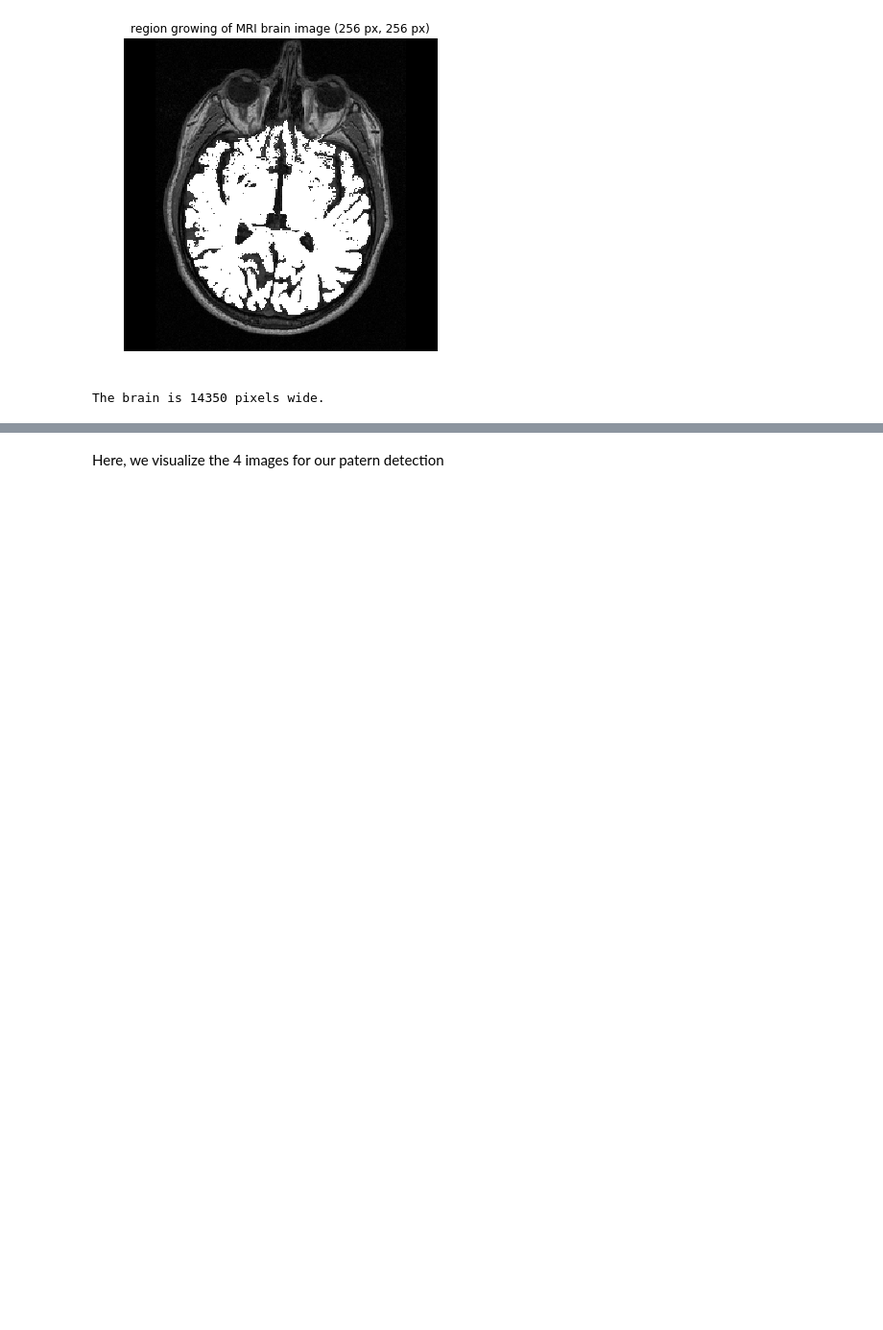
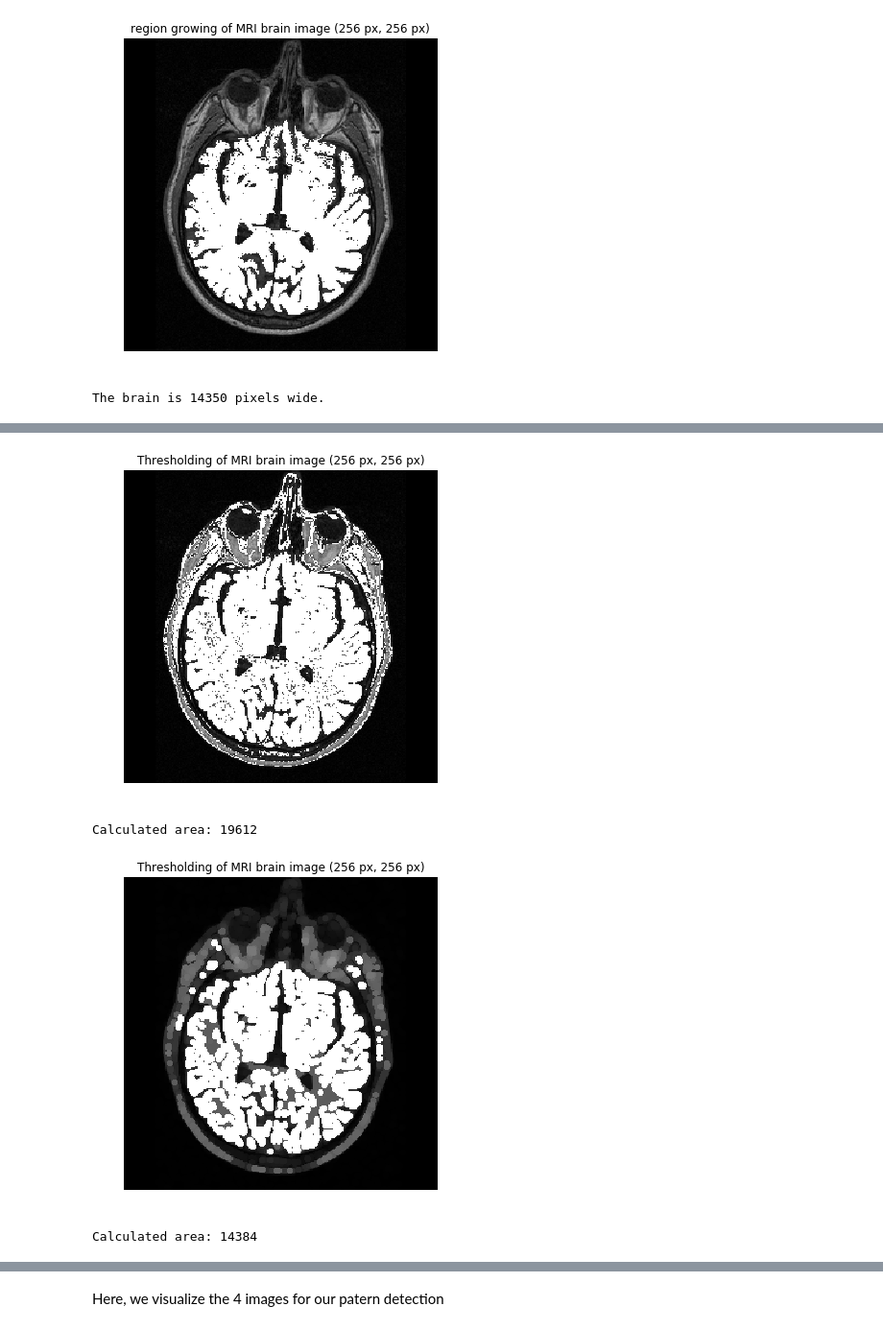
Before and after one commit to hellgheast/Image_analysis, a Jupyter notebook: lab_01_segmentation_Luca.ipynb, the cells around one changed output, grey strips where cells are left out. Shown at 96% size. Drawn from its saved outputs; the diff is of its cells as text; code cells hidden in the pictures; blank space fills up the shorter version.

```diff
--- a/lab_01_segmentation_Luca.ipynb
+++ b/lab_01_segmentation_Luca.ipynb
@@ -128,3 +152,45 @@ Add your implementation and discussion
+# %%
+import skimage.exposure as expo
+import skimage.morphology as morph
+threshold = brain_im.copy()
+#plt.hist(threshold) #histogram to see where to put threshold. Brain should be between 55 and 90.
+area = 0
+for k in range(0, im_h):#all image except last lines and columns which won't have unvisited neighbors
+    for l in range(0,im_w):
+        if threshold[k][l] >= 55 and threshold[k][l] <= 90:
+            threshold[k][l] = 255
+            area = area+1
+
+#plot result
+fig, ax = plt.subplots(1, 1, figsize=(6, 6))
+ax.imshow(threshold, cmap='gray')
+ax.set_title('Thresholding of MRI brain image ({} px, {} px)'.format(im_h, im_w))
+ax.axis('off')
+plt.show()
+print('Calculated area: {}'.format(area))
+
+#try excluding outliers and improve results with morphology
+area = 0
+struct_elem = np.array([[0,1,1,1,0], [1,1,1,1,1], [1,1,1,1,1], [1,1,1,1,1], [0,1,1,1,0]])
+out = morph.opening(threshold,struct_elem)
+
+fig, ax = plt.subplots(1, 1, figsize=(6, 6))
+ax.imshow(out, cmap='gray')
+ax.set_title('Thresholding of MRI brain image ({} px, {} px)'.format(im_h, im_w))
+ax.axis('off')
+plt.show()
+
+for k in range(0, im_h):#all image except last lines and columns which won't have unvisited neighbors
+    for l in range(0,im_w):
+        if out[k][l] == 255:
+            area = area+1
+
+print('Calculated area: {}'.format(area))
+# %% [output]
+[figure, added]
+Calculated area: 19612
+[figure, added]
+Calculated area: 14384
 # %% [markdown]
 ## Part 2: Save the bees !
 
```
Also changed, not shown: parts of 6 cells of this notebook.
